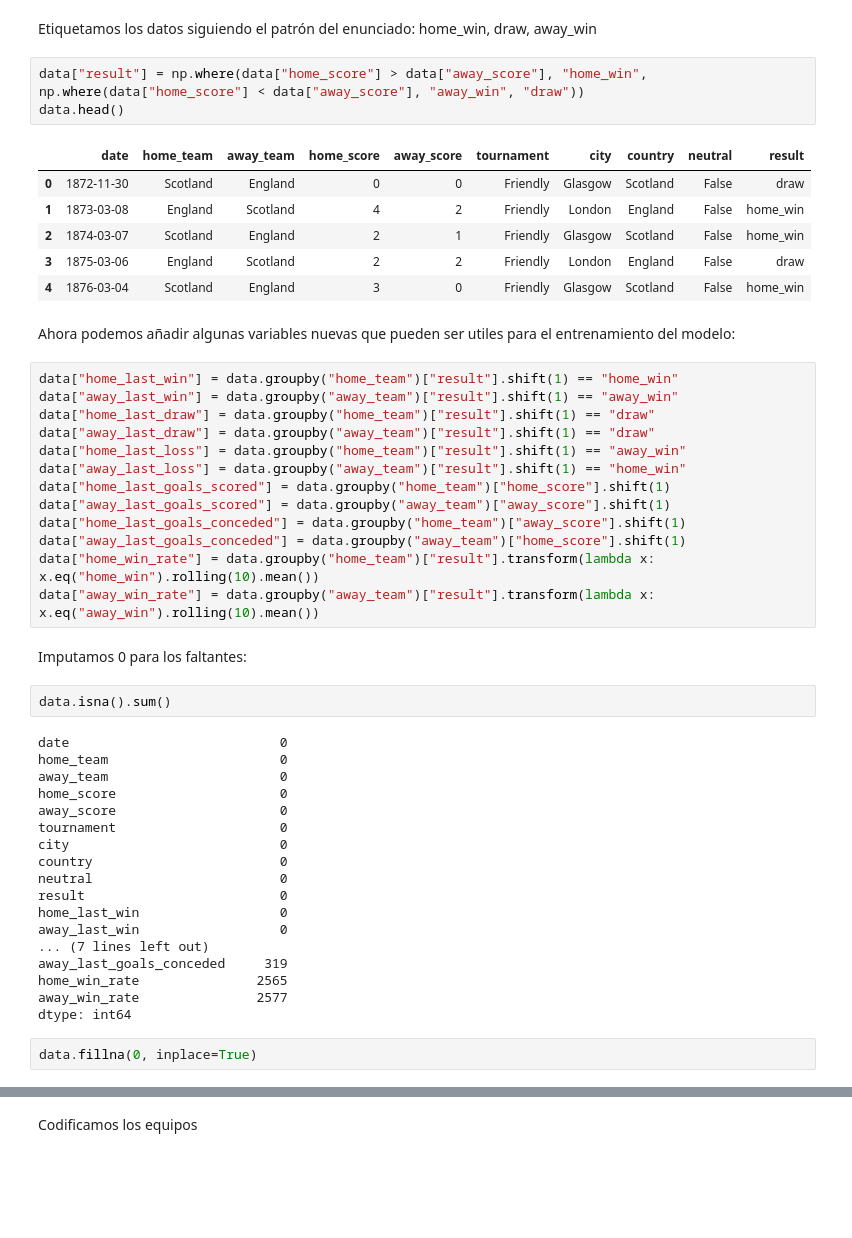
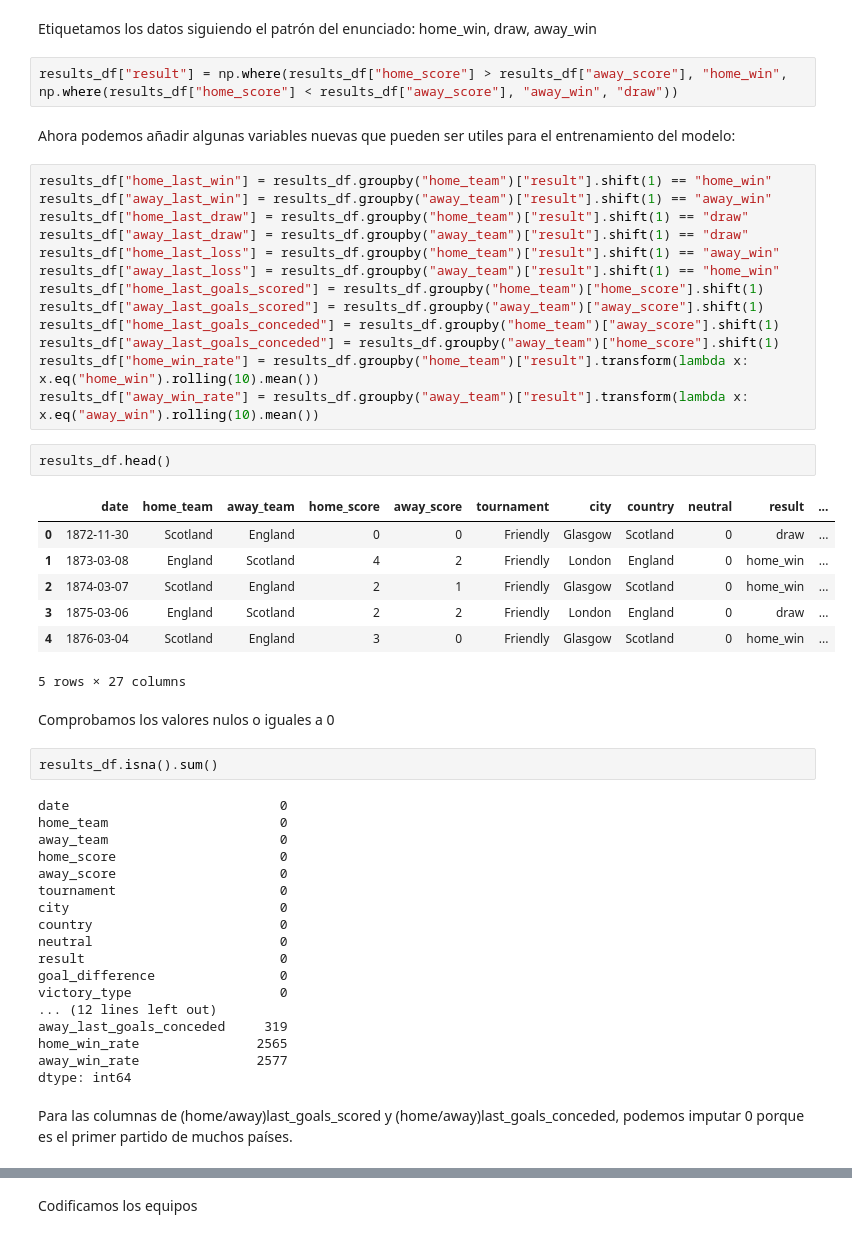
Before and after one commit to nestorojeda/MatematicasFeedback, a Jupyter notebook: notebook.ipynb, the cells around one changed output, grey strips where cells are left out. Saved outputs shown, nothing was run; the diff lists cells and outputs as text; blank space fills up the shorter version.

```diff
--- a/notebook.ipynb
+++ b/notebook.ipynb
@@ -575,34 +571,36 @@ data = pd.read_csv(path + "/results.csv")
 # %% [markdown]
 Etiquetamos los datos siguiendo el patrón del enunciado: home_win, draw, away_win
 # %%
-data["result"] = np.where(data["home_score"] > data["away_score"], "home_win", np.where(data["home_score"] < data["away_score"], "away_win", "draw"))
-data.head()
+results_df["result"] = np.where(results_df["home_score"] > results_df["away_score"], "home_win", np.where(results_df["home_score"] < results_df["away_score"], "away_win", "draw"))
-# %% [output]
-|  | date | home_team | away_team | home_score | away_score | tournament | city | country | neutral | result |
-| 0 | 1872-11-30 | Scotland | England | 0 | 0 | Friendly | Glasgow | Scotland | False | draw |
-| 1 | 1873-03-08 | England | Scotland | 4 | 2 | Friendly | London | England | False | home_win |
-| 2 | 1874-03-07 | Scotland | England | 2 | 1 | Friendly | Glasgow | Scotland | False | home_win |
-| 3 | 1875-03-06 | England | Scotland | 2 | 2 | Friendly | London | England | False | draw |
-| 4 | 1876-03-04 | Scotland | England | 3 | 0 | Friendly | Glasgow | Scotland | False | home_win |
 # %% [markdown]
 Ahora podemos añadir algunas variables nuevas que pueden ser utiles para el entrenamiento del modelo:
 # %%
-data["home_last_win"] = data.groupby("home_team")["result"].shift(1) == "home_win"
-data["away_last_win"] = data.groupby("away_team")["result"].shift(1) == "away_win"
-data["home_last_draw"] = data.groupby("home_team")["result"].shift(1) == "draw"
-data["away_last_draw"] = data.groupby("away_team")["result"].shift(1) == "draw"
-data["home_last_loss"] = data.groupby("home_team")["result"].shift(1) == "away_win"
-data["away_last_loss"] = data.groupby("away_team")["result"].shift(1) == "home_win"
-data["home_last_goals_scored"] = data.groupby("home_team")["home_score"].shift(1)
-data["away_last_goals_scored"] = data.groupby("away_team")["away_score"].shift(1)
-data["home_last_goals_conceded"] = data.groupby("home_team")["away_score"].shift(1)
-data["away_last_goals_conceded"] = data.groupby("away_team")["home_score"].shift(1)
-data["home_win_rate"] = data.groupby("home_team")["result"].transform(lambda x: x.eq("home_win").rolling(10).mean())
-data["away_win_rate"] = data.groupby("away_team")["result"].transform(lambda x: x.eq("away_win").rolling(10).mean())
+results_df["home_last_win"] = results_df.groupby("home_team")["result"].shift(1) == "home_win"
+results_df["away_last_win"] = results_df.groupby("away_team")["result"].shift(1) == "away_win"
+results_df["home_last_draw"] = results_df.groupby("home_team")["result"].shift(1) == "draw"
+results_df["away_last_draw"] = results_df.groupby("away_team")["result"].shift(1) == "draw"
+results_df["home_last_loss"] = results_df.groupby("home_team")["result"].shift(1) == "away_win"
+results_df["away_last_loss"] = results_df.groupby("away_team")["result"].shift(1) == "home_win"
+results_df["home_last_goals_scored"] = results_df.groupby("home_team")["home_score"].shift(1)
+results_df["away_last_goals_scored"] = results_df.groupby("away_team")["away_score"].shift(1)
+results_df["home_last_goals_conceded"] = results_df.groupby("home_team")["away_score"].shift(1)
+results_df["away_last_goals_conceded"] = results_df.groupby("away_team")["home_score"].shift(1)
+results_df["home_win_rate"] = results_df.groupby("home_team")["result"].transform(lambda x: x.eq("home_win").rolling(10).mean())
+results_df["away_win_rate"] = results_df.groupby("away_team")["result"].transform(lambda x: x.eq("away_win").rolling(10).mean())
-# %% [markdown]
-Imputamos 0 para los faltantes:
+# %%
+results_df.head()
+# %% [output]
+|  | date | home_team | away_team | home_score | away_score | tournament | city | country | neutral | result | ... |
+| 0 | 1872-11-30 | Scotland | England | 0 | 0 | Friendly | Glasgow | Scotland | 0 | draw | ... |
+| 1 | 1873-03-08 | England | Scotland | 4 | 2 | Friendly | London | England | 0 | home_win | ... |
+| 2 | 1874-03-07 | Scotland | England | 2 | 1 | Friendly | Glasgow | Scotland | 0 | home_win | ... |
+| 3 | 1875-03-06 | England | Scotland | 2 | 2 | Friendly | London | England | 0 | draw | ... |
+| 4 | 1876-03-04 | Scotland | England | 3 | 0 | Friendly | Glasgow | Scotland | 0 | home_win | ... |
+5 rows × 27 columns
+# %% [markdown]
+Comprobamos los valores nulos o iguales a 0
 # %%
-data.isna().sum()
+results_df.isna().sum()
 # %% [output]
 date                           0
 home_team                      0
@@ -614,12 +612,12 @@ city                           0
 country                        0
 neutral                        0
 result                         0
-home_last_win                  0
-away_last_win                  0
-... (7 lines left out)
+goal_difference                0
+victory_type                   0
+... (12 lines left out)
 away_last_goals_conceded     319
 home_win_rate               2565
 away_win_rate               2577
 dtype: int64
-# %%
-data.fillna(0, inplace=True)
+# %% [markdown]
+Para las columnas de (home/away)last_goals_scored y (home/away)last_goals_conceded, podemos imputar 0 porque es el primer partido de muchos países.
```
Also changed, not shown: parts of 12 cells of this notebook.
